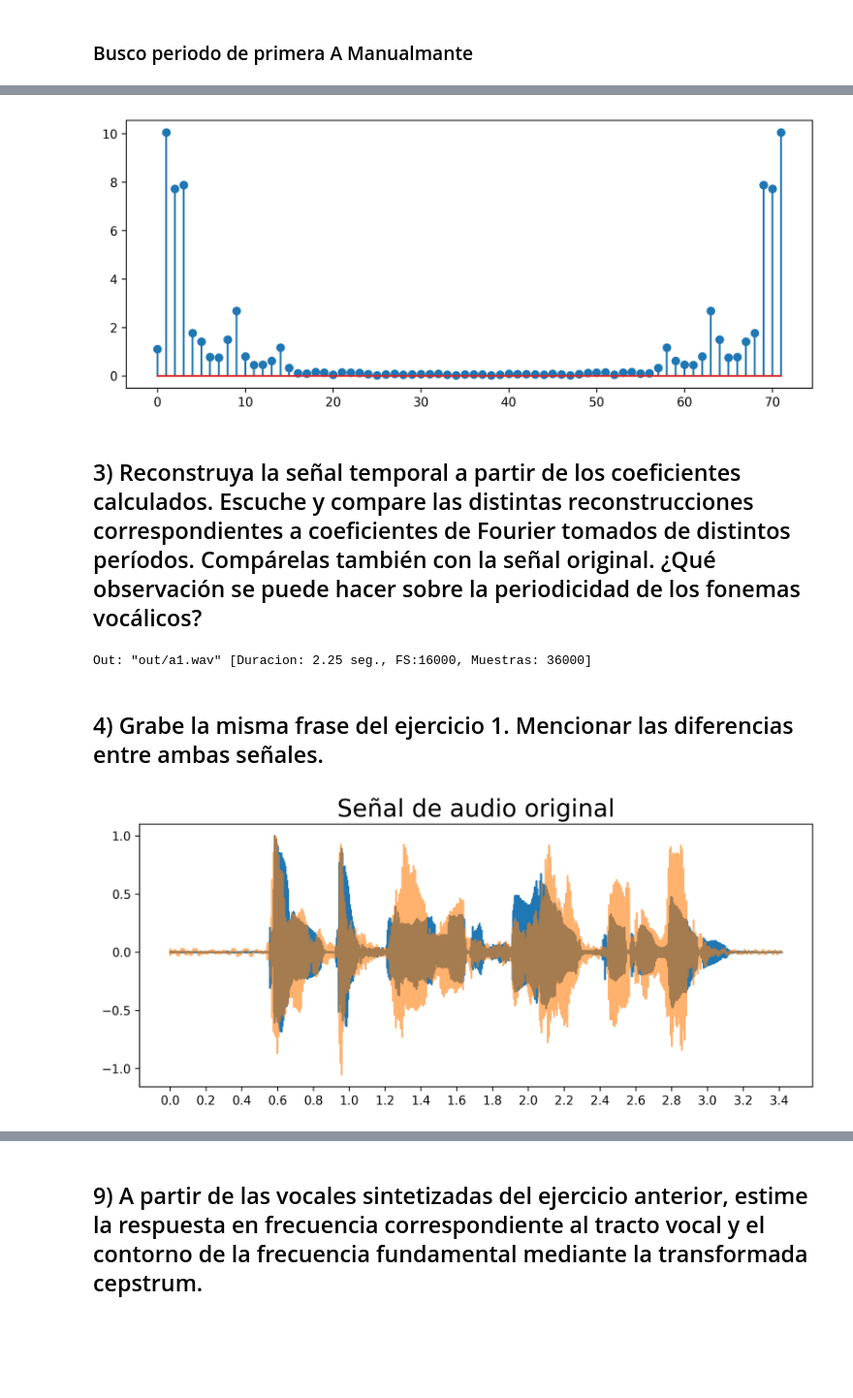
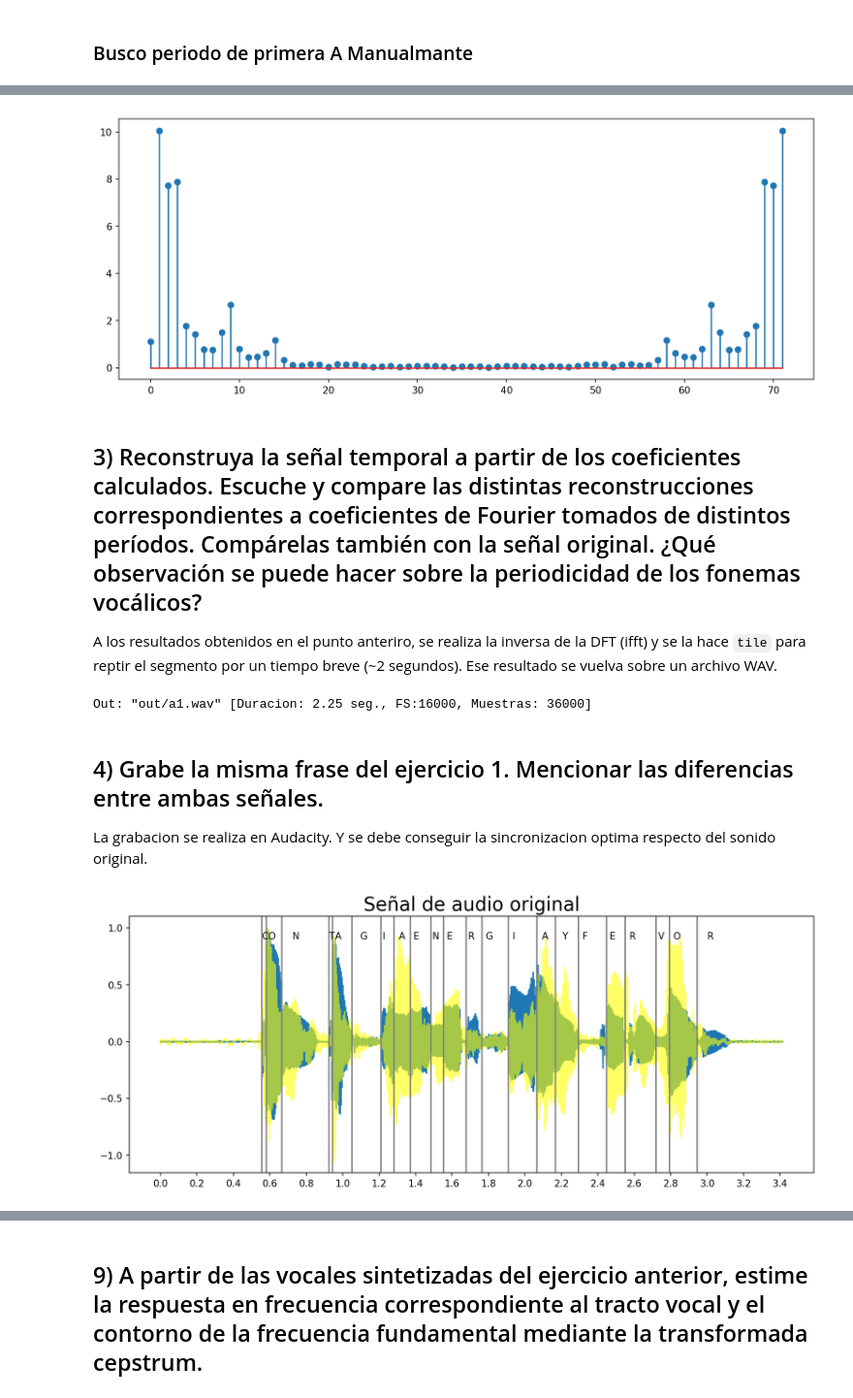
Before and after one commit to tbert12/6674-signals-systems, a Jupyter notebook: tp/ejercicios.ipynb, the cells around one changed output, grey strips where cells are left out. Shown at 97% size. Drawn from its saved outputs; the diff is of its cells as text; code cells hidden in the pictures; blank space fills up the shorter version.

```diff
--- a/tp/ejercicios.ipynb
+++ b/tp/ejercicios.ipynb
@@ -10,8 +10,8 @@ import matplotlib.patches as mpatches
 
 SIZE_FACTOR = 2
 
-mtp.rcParams['figure.figsize'] = (10, 4)
-mtp.rcParams['figure.dpi'] = 300
+mtp.rcParams['figure.figsize'] = (13, 5)
+mtp.rcParams['figure.dpi'] = 150
 # %% [markdown]
 ## 1) Grafique la señal de voz del archivo hh15.wav, ubicando en ella porciones de señales que se o correspondan con fonemas sonoros y sordos. Segmentar y etiquetar en forma aproximada cada uno del los fonemas presentes en la señal.
 
@@ -27,7 +27,8 @@ L = len(Y)/FS
 print("Rate: {} | Muestras: {} | Duracion {}s | Duracion/Muestras = {}".format(FS, len(Y), L, L/len(Y)))
 
 X = np.arange(0, len(Y))/FS
-Y = Y/max(Y) # Y normalizado
+Y_max = max(Y)
+Y = Y/Y_max # Y normalizado
 
 plt.title(r'Señal de audio con fonemas', fontsize=20)
 plt.plot(X, Y)
@@ -43,7 +44,7 @@ for x, v in zip(X,Y):
     if v <= UMBRAL and not inicia_mudo:
         inicia_mudo = True
 
-red_patch = mpatches.Patch(color='red', label='Sonoros')
+red_patch = mpatches.Patch(color='yellow', label='Sonoros')
 white_patch = mpatches.Patch(color='white', label='Sordos')
 plt.legend(handles=[red_patch,white_patch])
 
@@ -52,7 +53,7 @@ plt.ylabel('intensidad')
 
 for l in Letter.LETTERS_POSITION:
     y = 0.9
-    x = l.start + (l.end - l.start)*.3
+    x = l.start + (l.end - l.start)*.35
     plt.text(x, y, l.char)
     plt.axvline(x=l.start, color="green")
 
@@ -128,11 +135,14 @@ plt.plot(X_a1_T1, Y_a1_T1)
 # %%
 # Calclo DFT (con FFT). Desnormalizo el vector Y
-TF_Y_a1_T1 = np.fft.fft(np.array(Y_a1_T1)*max(Y))
-plt.stem(np.absolute(TF_Y_a1_T1))
+TF_Y_a1_P2 = np.fft.fft(np.array(Y_a1_P2)*max(Y))
+plt.stem(np.absolute(TF_Y_a1_P2))
 plt.show()
 # %% [output]
-[figure, old version]
+[figure, new version]
 # %% [markdown]
 ## 3) Reconstruya la señal temporal a partir de los coeficientes calculados. Escuche y compare las distintas reconstrucciones correspondientes a coeficientes de Fourier tomados de distintos períodos. Compárelas también con la señal original. ¿Qué observación se puede hacer sobre la periodicidad de los fonemas vocálicos?
+
+
+A los resultados obtenidos en el punto anteriro, se realiza la inversa de la DFT (ifft) y se la hace `tile` para reptir el segmento por un tiempo breve (~2 segundos). Ese resultado se vuelva sobre un archivo WAV.
 # %%
 # Reconstruyo la señal usando inversa de fft
@@ -143,19 +155,26 @@ print("Out: \"{}\" [Duracion: {} seg., FS:{}, Muestras: {}]".format("out/a1.wav"
 Out: "out/a1.wav" [Duracion: 2.25 seg., FS:16000, Muestras: 36000]
 # %% [markdown]
 ## 4) Grabe la misma frase del ejercicio 1. Mencionar las diferencias entre ambas señales.
+
+La grabacion se realiza en Audacity. Y se debe conseguir la sincronizacion optima respecto del sonido original.
 # %%
 # Plot de original
 X = np.arange(0, len(Y))/FS
 Y = Y/max(Y) # Y normalizado
 plt.title(r'Señal de audio original', fontsize=20)
 plt.plot(X, Y)
 plt.xticks(np.arange(min(X), max(X), 0.2))
 
 # Senal grabada
 (FS_t, Y_t) = wavfile.read("res/hh15-self.wav")
 X_t = np.arange(0, len(Y_t))/FS_t
 Y_t = Y_t/max(Y_t) # Y normalizado
-plt.plot(X_t, Y_t, alpha=0.6)
+plt.plot(X_t, Y_t, alpha=0.6, color="yellow")
+for l in Letter.LETTERS_POSITION:
+    y = 0.9
+    x = l.start + (l.end - l.start)*.3
+    plt.text(x, y, l.char)
+    plt.axvline(x=l.start, color="grey")
 plt.show()
 # %% [output]
-[figure, old version]
+[figure, new version]
```
Also changed, not shown: parts of 20 cells of this notebook, 3 other files.
